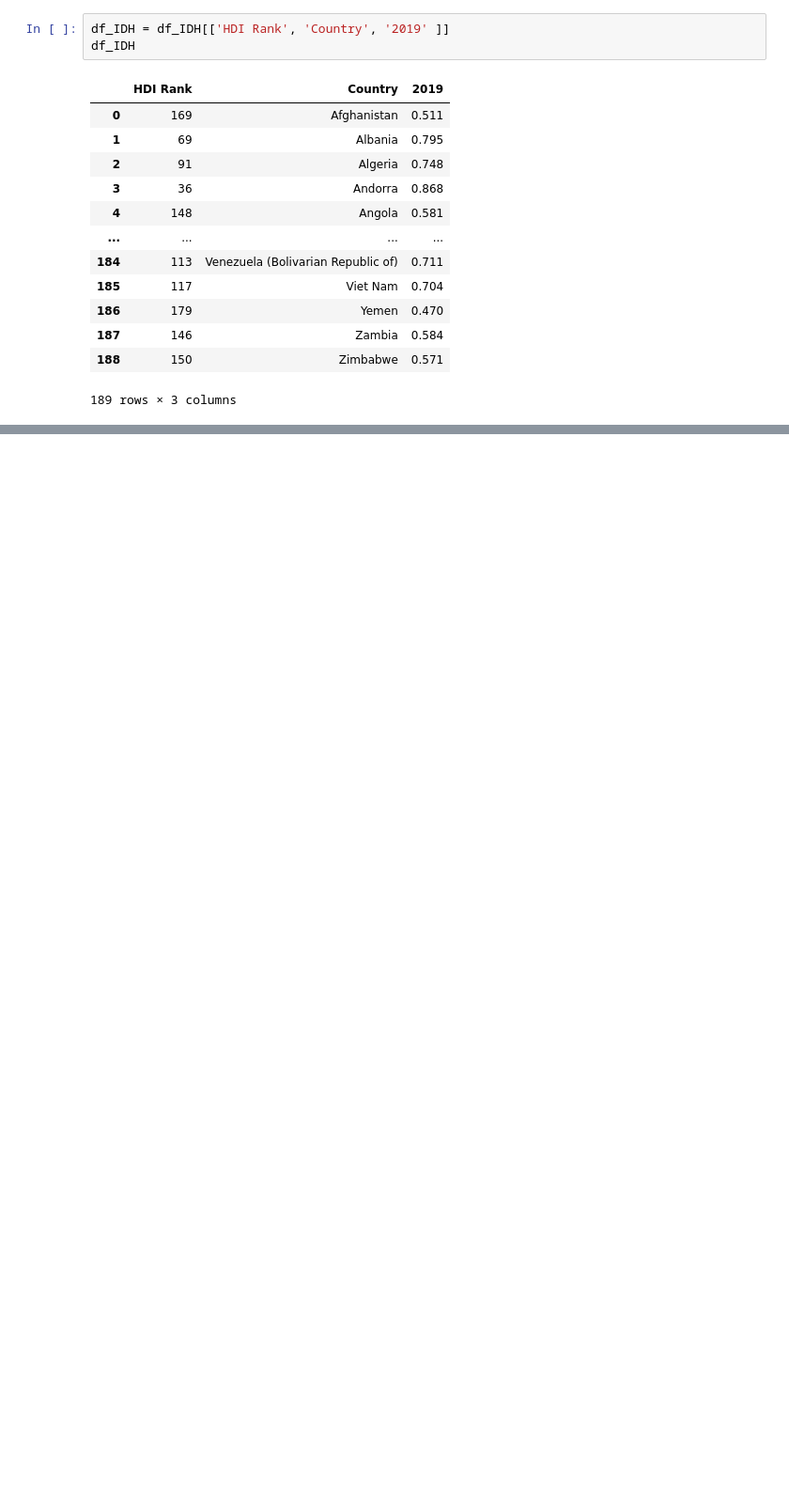
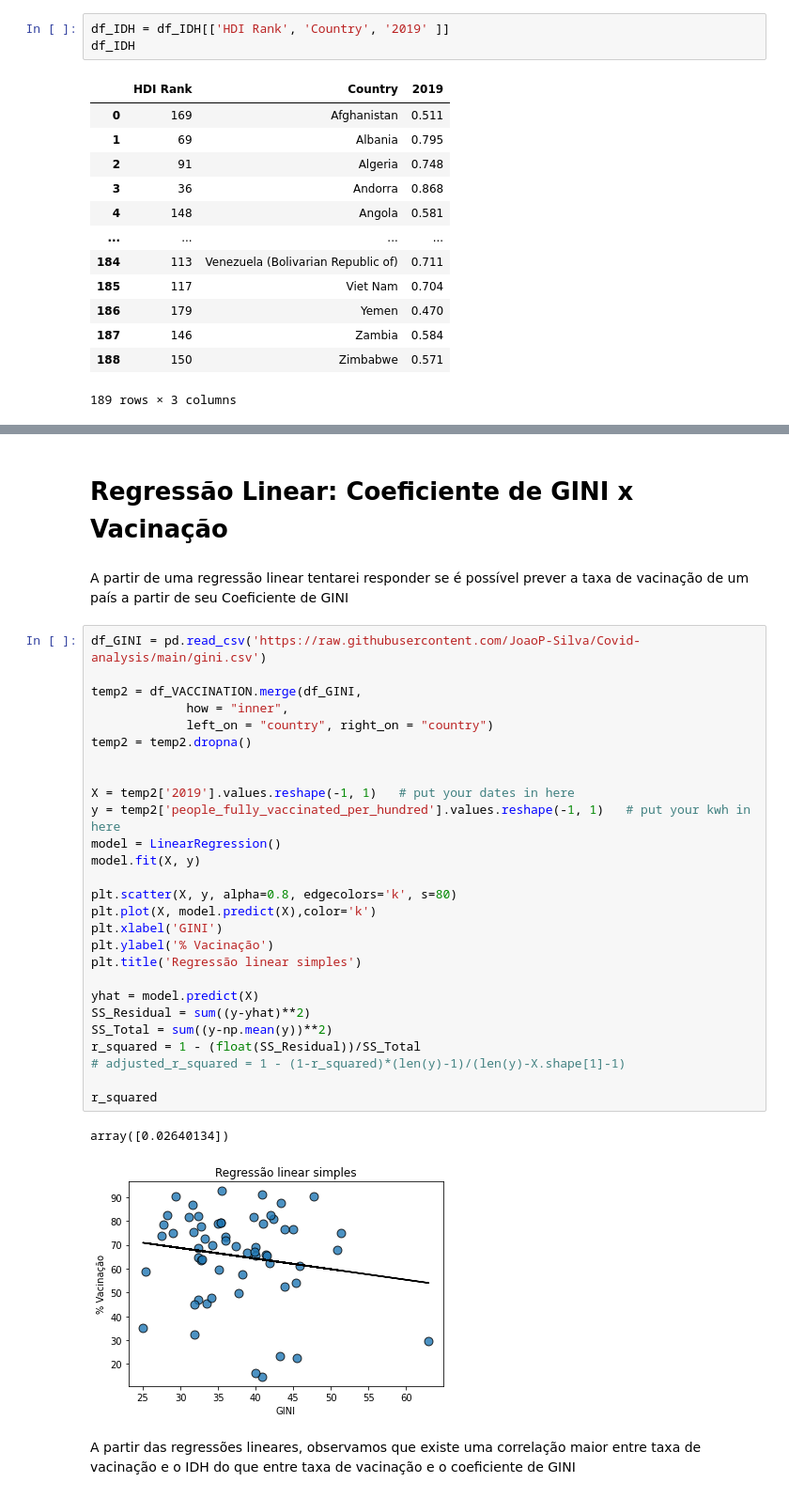
Before and after one commit to JoaoP-Silva/Covid-analysis, a Jupyter notebook: Vacinacao-Covid.ipynb, the cells around one changed output, grey strips where cells are left out. Shown at 94% size. Saved outputs shown, nothing was run; the diff lists cells and outputs as text; blank space fills up the shorter version.

```diff
--- a/Vacinacao-Covid.ipynb
+++ b/Vacinacao-Covid.ipynb
@@ -133 +213,37 @@ Text(0.5, 1.0, 'Regressão linear simples')
 [figure]
+# %% [markdown]
+# Regressão Linear: Coeficiente de GINI x Vacinação
+# %% [markdown]
+A partir de uma regressão linear tentarei responder se é possível prever a taxa de vacinação de um país a partir de seu Coeficiente de GINI
+# %%
+df_GINI = pd.read_csv('https://raw.githubusercontent.com/JoaoP-Silva/Covid-analysis/main/gini.csv')
+
+temp2 = df_VACCINATION.merge(df_GINI,
+             how = "inner",
+             left_on = "country", right_on = "country")
+temp2 = temp2.dropna()
+
+
+X = temp2['2019'].values.reshape(-1, 1)   # put your dates in here
+y = temp2['people_fully_vaccinated_per_hundred'].values.reshape(-1, 1)   # put your kwh in here
+model = LinearRegression()
+model.fit(X, y)
+
+plt.scatter(X, y, alpha=0.8, edgecolors='k', s=80)
+plt.plot(X, model.predict(X),color='k')
+plt.xlabel('GINI')
+plt.ylabel('% Vacinação')
+plt.title('Regressão linear simples')
+
+yhat = model.predict(X)
+SS_Residual = sum((y-yhat)**2)
+SS_Total = sum((y-np.mean(y))**2)
+r_squared = 1 - (float(SS_Residual))/SS_Total
+# adjusted_r_squared = 1 - (1-r_squared)*(len(y)-1)/(len(y)-X.shape[1]-1)
+
+r_squared
+# %% [output]
+array([0.02640134])
+[figure, added]
+# %% [markdown]
+A partir das regressões lineares, observamos que existe uma correlação maior entre taxa de vacinação e o IDH do que entre taxa de vacinação e o coeficiente de GINI
```
Also changed, not shown: parts of 21 cells of this notebook.
